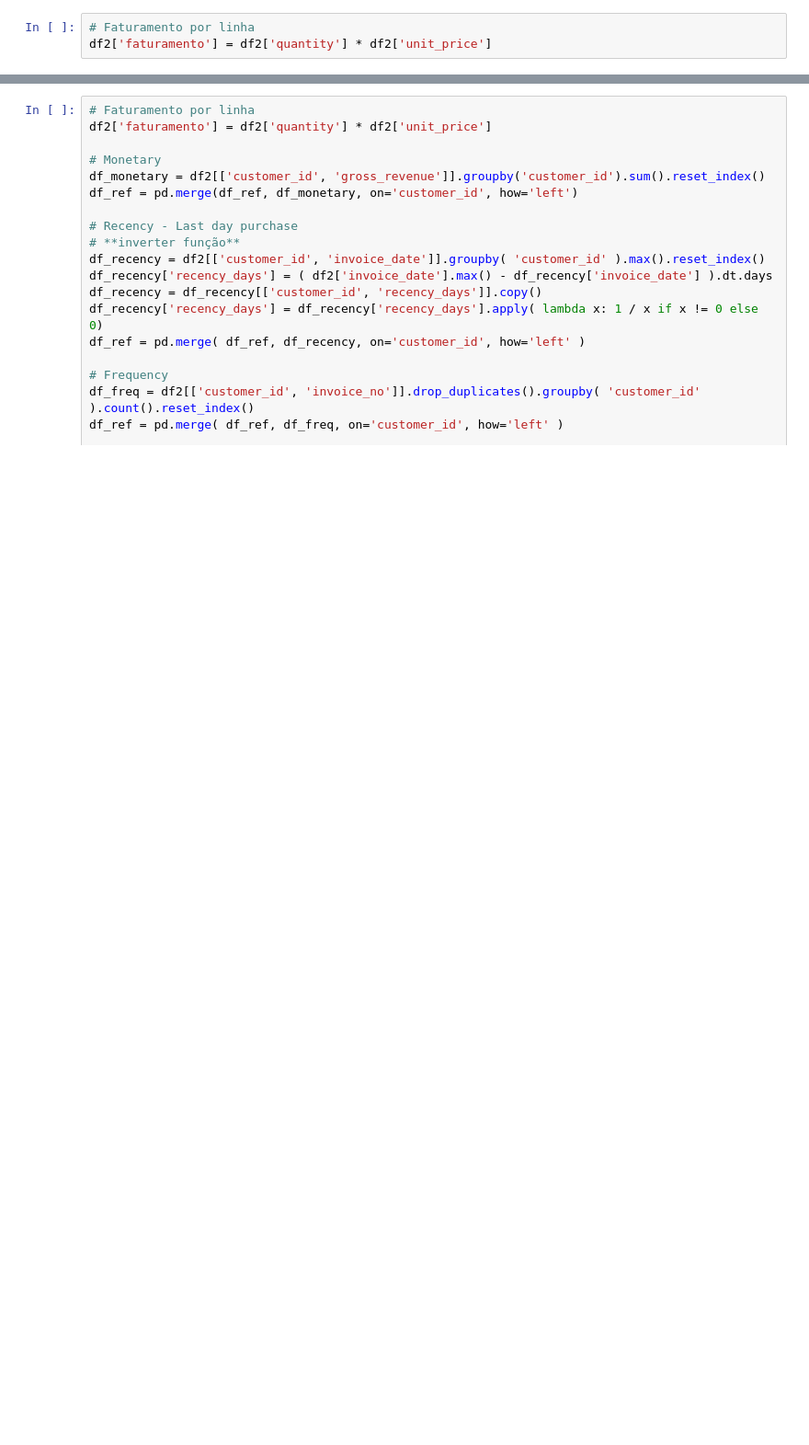
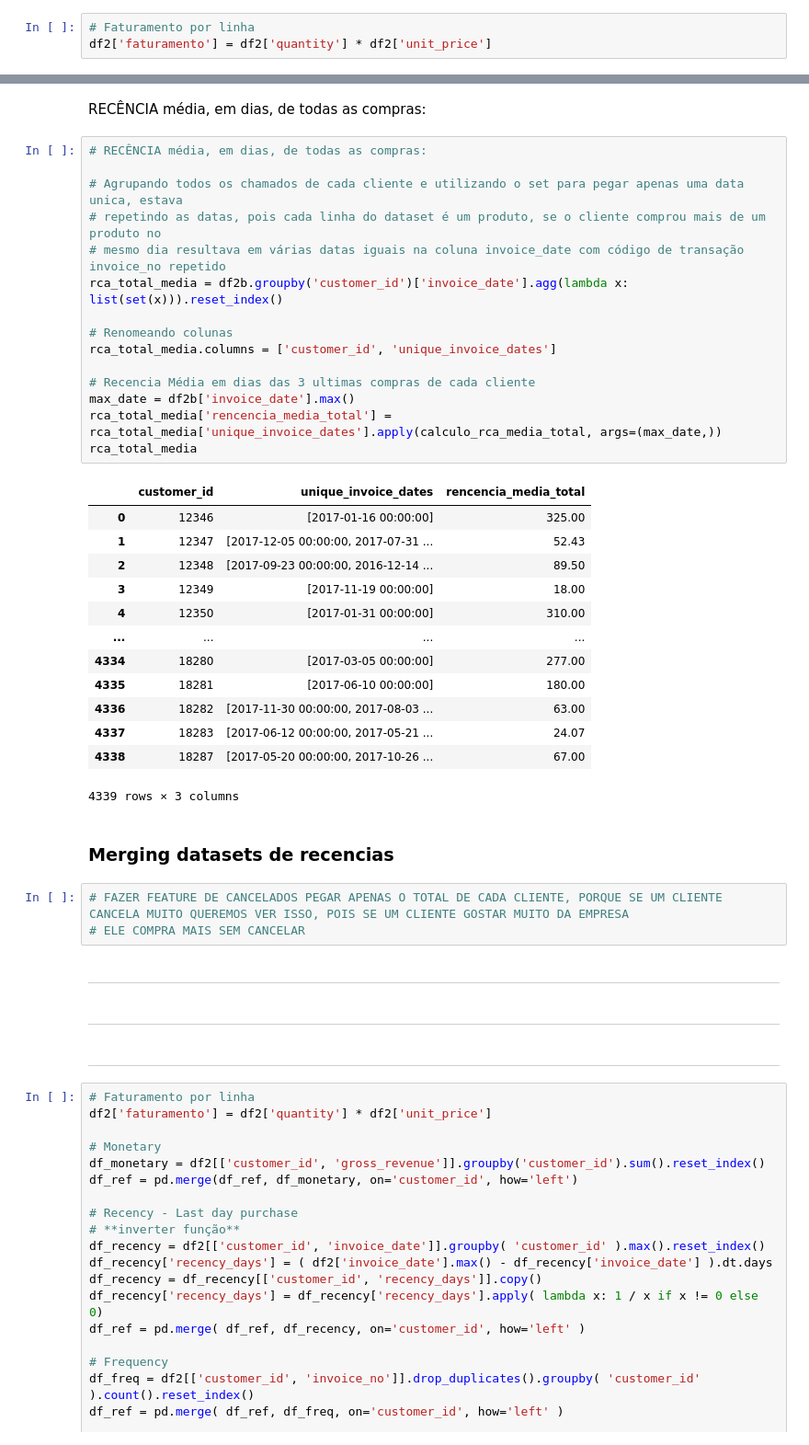
Before and after one commit to andrerochads/cluster_fidelidade, a Jupyter notebook: notebooks/fidelidade.ipynb, the cells around one changed output, grey strips where cells are left out. Shown at 92% size. Drawn from its saved outputs; the diff is of its cells as text; blank space fills up the shorter version.

```diff
--- a/notebooks/fidelidade.ipynb
+++ b/notebooks/fidelidade.ipynb
@@ -689,3 +538,45 @@ df2['invoice_no']
+# %% [markdown]
+RECÊNCIA média, em dias, de todas as compras:
+# %%
+# RECÊNCIA média, em dias, de todas as compras:
+
+# Agrupando todos os chamados de cada cliente e utilizando o set para pegar apenas uma data unica, estava
+# repetindo as datas, pois cada linha do dataset é um produto, se o cliente comprou mais de um produto no
+# mesmo dia resultava em várias datas iguais na coluna invoice_date com código de transação invoice_no repetido
+rca_total_media = df2b.groupby('customer_id')['invoice_date'].agg(lambda x: list(set(x))).reset_index()
+
+# Renomeando colunas
+rca_total_media.columns = ['customer_id', 'unique_invoice_dates']
+
+# Recencia Média em dias das 3 ultimas compras de cada cliente
+max_date = df2b['invoice_date'].max()
+rca_total_media['rencencia_media_total'] = rca_total_media['unique_invoice_dates'].apply(calculo_rca_media_total, args=(max_date,))
+rca_total_media
+# %% [output]
+|  | customer_id | unique_invoice_dates | rencencia_media_total |
+| 0 | 12346 | [2017-01-16 00:00:00] | 325.00 |
+| 1 | 12347 | [2017-12-05 00:00:00, 2017-07-31 ... | 52.43 |
+| 2 | 12348 | [2017-09-23 00:00:00, 2016-12-14 ... | 89.50 |
+| 3 | 12349 | [2017-11-19 00:00:00] | 18.00 |
+| 4 | 12350 | [2017-01-31 00:00:00] | 310.00 |
+| ... | ... | ... | ... |
+| 4334 | 18280 | [2017-03-05 00:00:00] | 277.00 |
+| 4335 | 18281 | [2017-06-10 00:00:00] | 180.00 |
+| 4336 | 18282 | [2017-11-30 00:00:00, 2017-08-03 ... | 63.00 |
+| 4337 | 18283 | [2017-06-12 00:00:00, 2017-05-21 ... | 24.07 |
+| 4338 | 18287 | [2017-05-20 00:00:00, 2017-10-26 ... | 67.00 |
+4339 rows × 3 columns
+# %% [markdown]
+### Merging datasets de recencias
+# %%
+# FAZER FEATURE DE CANCELADOS PEGAR APENAS O TOTAL DE CADA CLIENTE, PORQUE SE UM CLIENTE CANCELA MUITO QUEREMOS VER ISSO, POIS SE UM CLIENTE GOSTAR MUITO DA EMPRESA
+# ELE COMPRA MAIS SEM CANCELAR
+# %% [markdown]
+-----------------
+# %% [markdown]
+-----------------
+# %% [markdown]
+-----------------
 # %%
 # Faturamento por linha
 df2['faturamento'] = df2['quantity'] * df2['unit_price']
```
Also changed, not shown: parts of 38 cells of this notebook.
